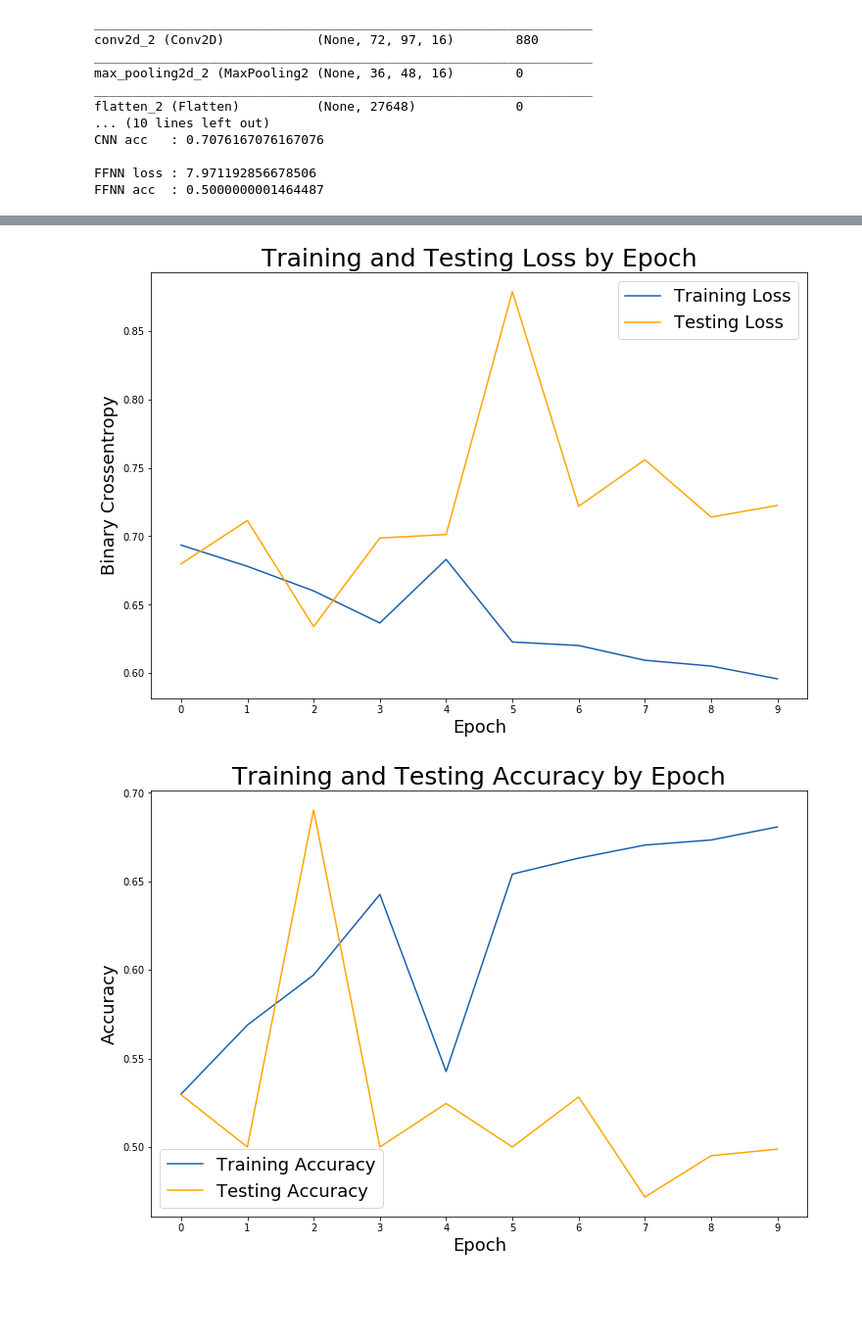
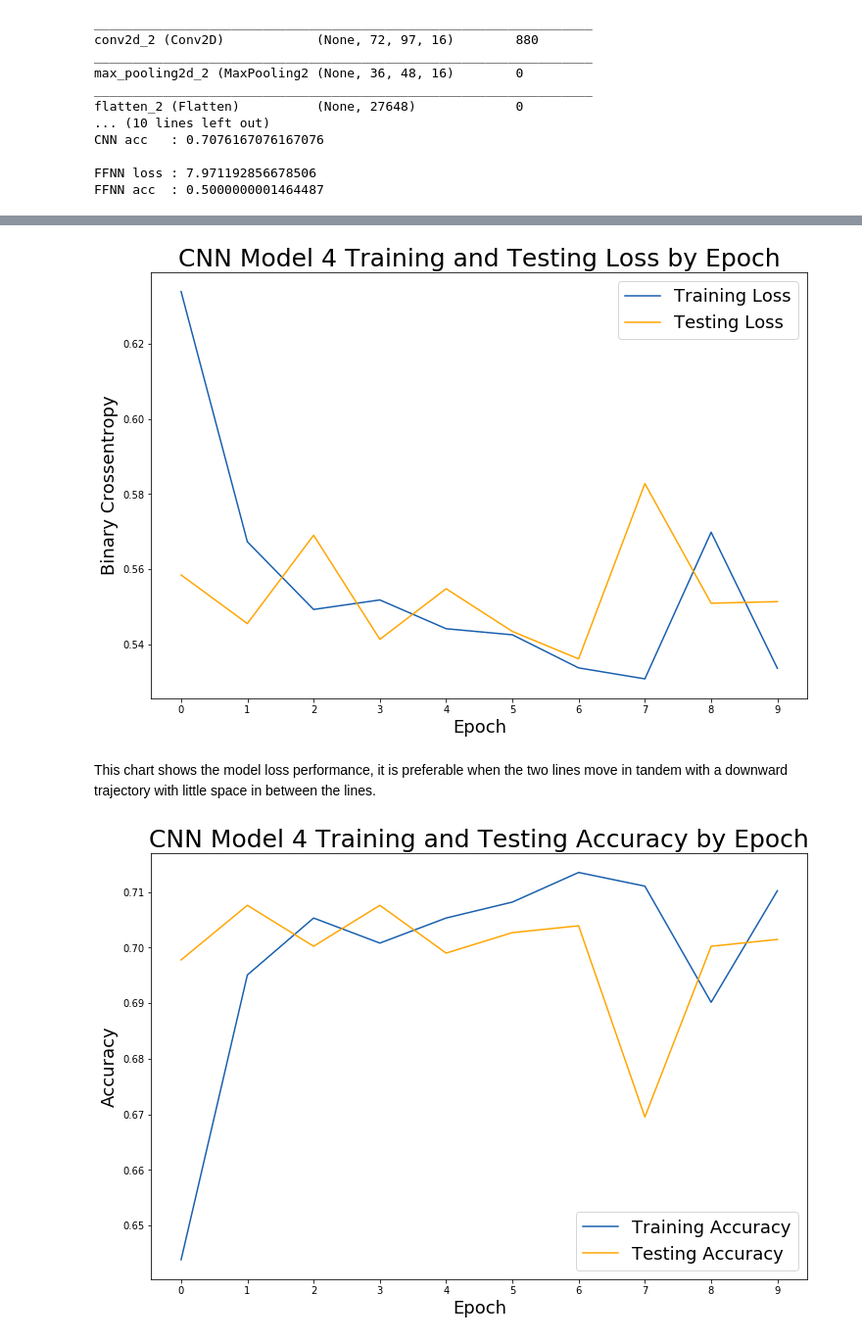
Before and after one commit to erickropf/cancer_image_project, a Jupyter notebook: Models/Models_with_150x200_Resolution_Images/Model_with_Greyscale_150x200_Resolution.ipynb, the cells around one changed output, grey strips where cells are left out. Shown: that part at 98% size. Drawn from its saved outputs; the diff is of its cells as text; code cells hidden in the pictures; blank space fills up the shorter version.

```diff
--- a/Models/Models_with_150x200_Resolution_Images/Model_with_Greyscale_150x200_Resolution.ipynb
+++ b/Models/Models_with_150x200_Resolution_Images/Model_with_Greyscale_150x200_Resolution.ipynb
@@ -607,16 +699,0 @@ _________________________________________________________________
-# %%
-
-datagen = ImageDataGenerator(
-        featurewise_center=False,  # set input mean to 0 over the dataset
-        samplewise_center=False,  # set each sample mean to 0
-        featurewise_std_normalization=False,  # divide inputs by std of the dataset
-        samplewise_std_normalization=False,  # divide each input by its std
-        zca_whitening=False,# apply ZCA whitening
-        rotation_range=90,  # randomly rotate images in the range (degrees, 0 to 180)
-        zoom_range = 0.2, # Randomly zoom image
-        width_shift_range=0.2,  # randomly shift images horizontally (fraction of total width)
-        height_shift_range=0.2,  # randomly shift images vertically (fraction of total height)
-        horizontal_flip=True,  # randomly flip images
-        vertical_flip=True)  # randomly flip images
-
-datagen.fit(X_train)
@@ -823,10 +907,10 @@ cnn_model_4.compile(
 # Fit the model
 epochs = 10
 batch_size = 8
-history = cnn_model_4.fit_generator(datagen.flow(X_train,y_train,
-                                           batch_size=batch_size),
-                                           epochs = epochs,
-                                           validation_data = (X_test,y_test),
-                                           verbose = 1,
-                                           steps_per_epoch=X_train.shape[0] // batch_size)
+history = cnn_model_4.fit(X_train,
+                y_train,
+                batch_size=128,
+                validation_data=(X_test, y_test),
+                epochs=10,
+                verbose=1)
 # %% [output]
@@ -863,32 +944,34 @@ plt.plot(train_loss, label='Training Loss', color='#185fad')
 plt.plot(test_loss, label='Testing Loss', color='orange')
 
 # Set title
-plt.title('Training and Testing Loss by Epoch', fontsize = 25)
+plt.title('CNN Model 4 Training and Testing Loss by Epoch', fontsize = 25)
 plt.xlabel('Epoch', fontsize = 18)
 plt.ylabel('Binary Crossentropy', fontsize = 18)
 plt.xticks([0, 1, 2, 3, 4, 5, 6, 7, 8, 9])
 
 plt.legend(fontsize = 18);
 # %% [output]
-[figure, old version]
+[figure, new version]
+# %% [markdown]
+This chart shows the model loss performance, it is preferable when the two lines move in tandem with a downward trajectory with little space in between the lines.
 # %%
 # Check out our train accuracy and test accuracy over epochs.
 train_accuracy = history.history['acc']
 test_accuracy = history.history['val_acc']
 
 # Set figure size.
 plt.figure(figsize=(12, 8))
 
 # Generate line plot of training, testing loss over epochs.
 plt.plot(train_accuracy, label='Training Accuracy', color='#185fad')
 plt.plot(test_accuracy, label='Testing Accuracy', color='orange')
 
 # Set title
-plt.title('Training and Testing Accuracy by Epoch', fontsize = 25)
+plt.title('CNN Model 4 Training and Testing Accuracy by Epoch', fontsize = 25)
 plt.xlabel('Epoch', fontsize = 18)
 plt.ylabel('Accuracy', fontsize = 18)
 plt.xticks([0, 1, 2, 3, 4, 5, 6, 7, 8, 9])
 
 plt.legend(fontsize = 18);
 # %% [output]
-[figure, old version]
+[figure, new version]
```
Also changed, not shown: parts of 86 cells of this notebook, 11 other files.
